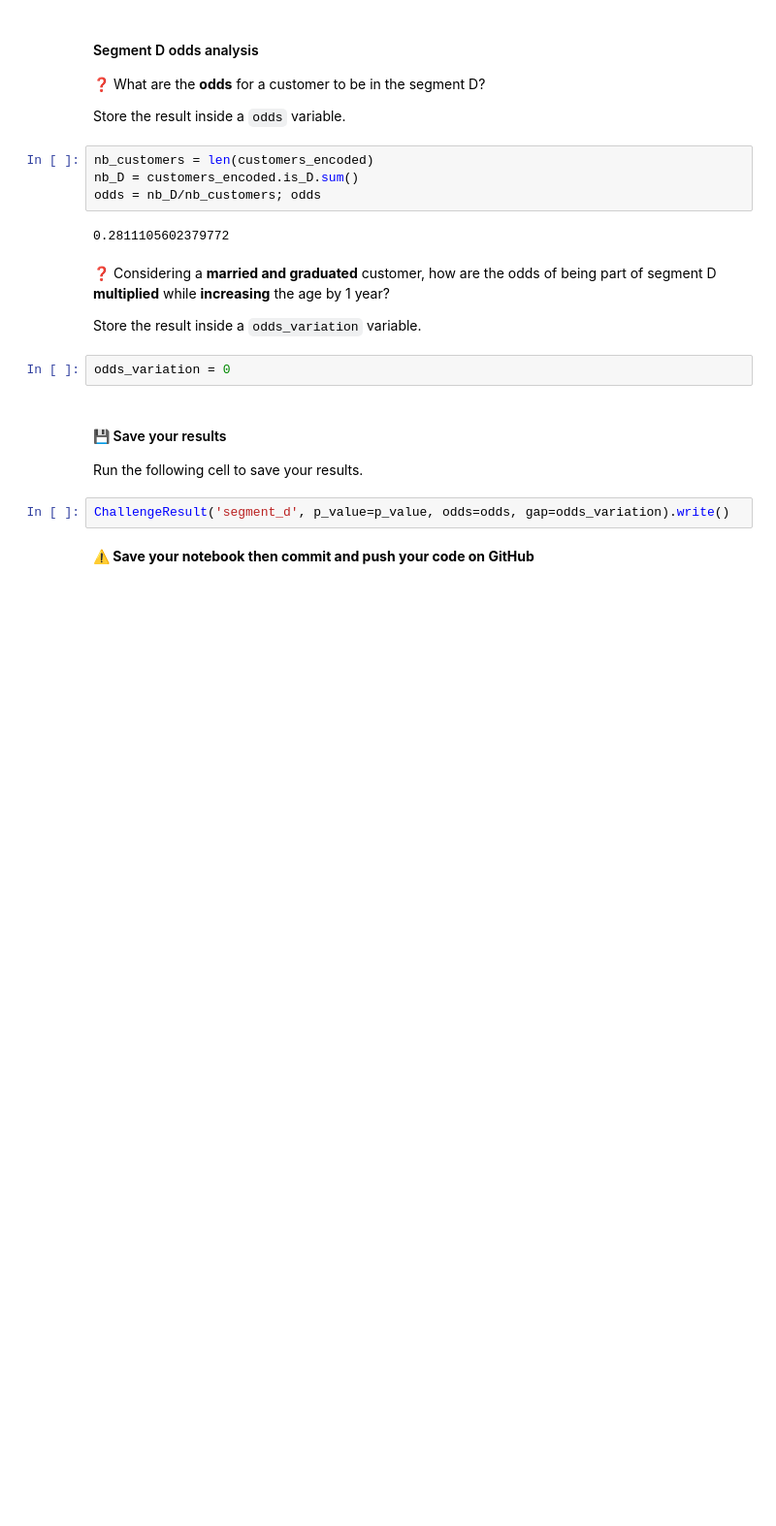
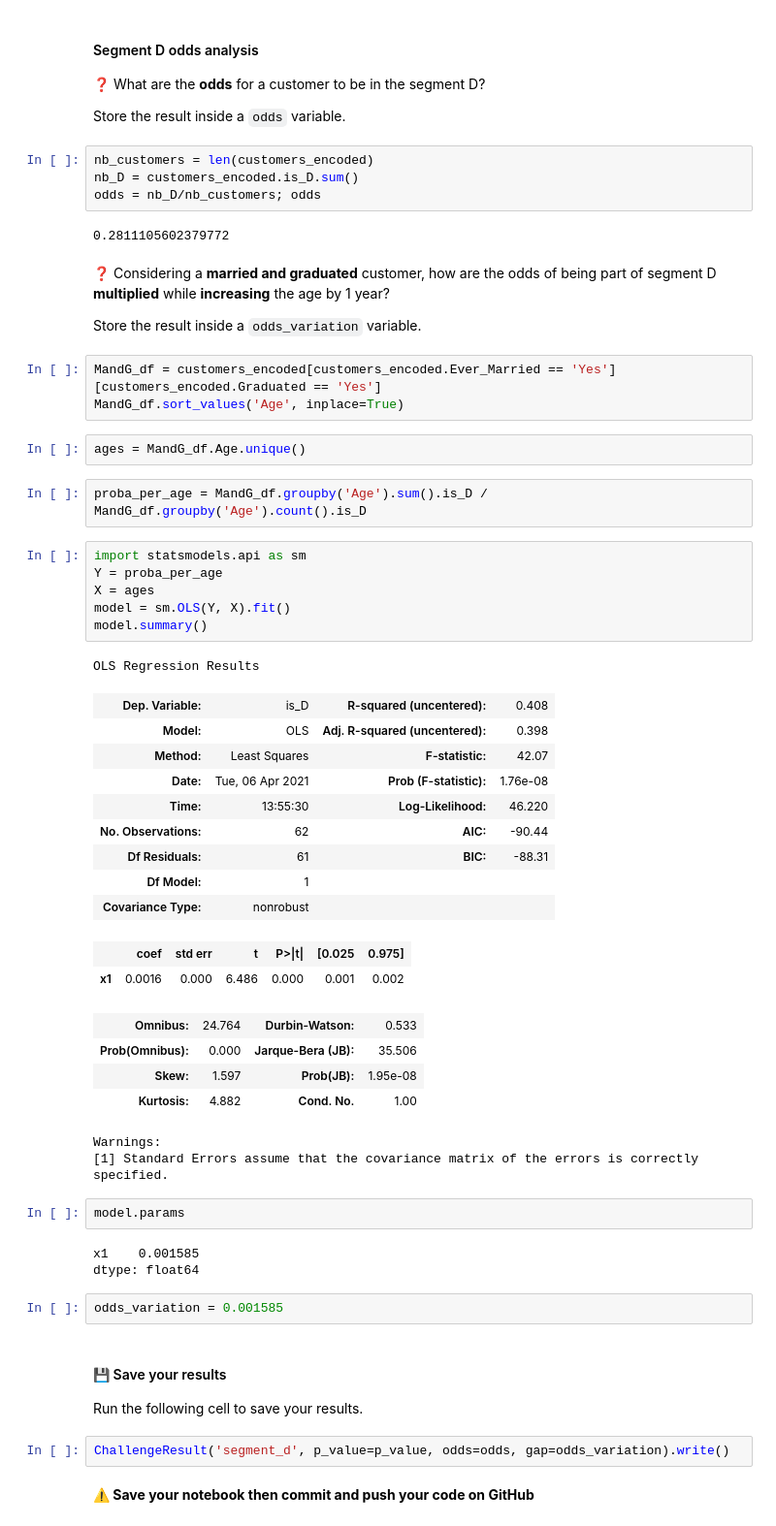
Before and after one commit to GhislainVig/data-certification-exam, a Jupyter notebook: decision_science/customers_segmentation_exam.ipynb, the cells around one changed output. Shown at 97% size. Cells and saved outputs as stored; diff of their text form; blank space fills up the shorter version.

```diff
--- a/decision_science/customers_segmentation_exam.ipynb
+++ b/decision_science/customers_segmentation_exam.ipynb
@@ -344,8 +351,45 @@ odds = nb_D/nb_customers; odds
 ❓ Considering a **married and graduated** customer, how are the odds of being part of segment D **multiplied** while **increasing** the age by 1 year?
 
 Store the result inside a `odds_variation` variable.
+# %%
+MandG_df = customers_encoded[customers_encoded.Ever_Married == 'Yes'][customers_encoded.Graduated == 'Yes']
+MandG_df.sort_values('Age', inplace=True)
+# %%
+ages = MandG_df.Age.unique()
+# %%
+proba_per_age = MandG_df.groupby('Age').sum().is_D / MandG_df.groupby('Age').count().is_D
+# %%
+import statsmodels.api as sm
+Y = proba_per_age
+X = ages
+model = sm.OLS(Y, X).fit()
+model.summary()
+# %% [output]
+OLS Regression Results
+| Dep. Variable: | is_D | R-squared (uncentered): | 0.408 |
+| Model: | OLS | Adj. R-squared (uncentered): | 0.398 |
+| Method: | Least Squares | F-statistic: | 42.07 |
+| Date: | Tue, 06 Apr 2021 | Prob (F-statistic): | 1.76e-08 |
+| Time: | 13:55:30 | Log-Likelihood: | 46.220 |
+| No. Observations: | 62 | AIC: | -90.44 |
+| Df Residuals: | 61 | BIC: | -88.31 |
+| Df Model: | 1 |  |  |
+| Covariance Type: | nonrobust |  |  |
+|  | coef | std err | t | P>|t| | [0.025 | 0.975] |
+| x1 | 0.0016 | 0.000 | 6.486 | 0.000 | 0.001 | 0.002 |
+| Omnibus: | 24.764 | Durbin-Watson: | 0.533 |
+| Prob(Omnibus): | 0.000 | Jarque-Bera (JB): | 35.506 |
+| Skew: | 1.597 | Prob(JB): | 1.95e-08 |
+| Kurtosis: | 4.882 | Cond. No. | 1.00 |
+Warnings:
+[1] Standard Errors assume that the covariance matrix of the errors is correctly specified.
+# %%
+model.params
+# %% [output]
+x1    0.001585
+dtype: float64
 # %%
-odds_variation = 0
+odds_variation = 0.001585
 # %% [markdown]
 ####  💾 Save your results
 
```
Also changed, not shown: parts of 4 cells of this notebook, 4 other files.
